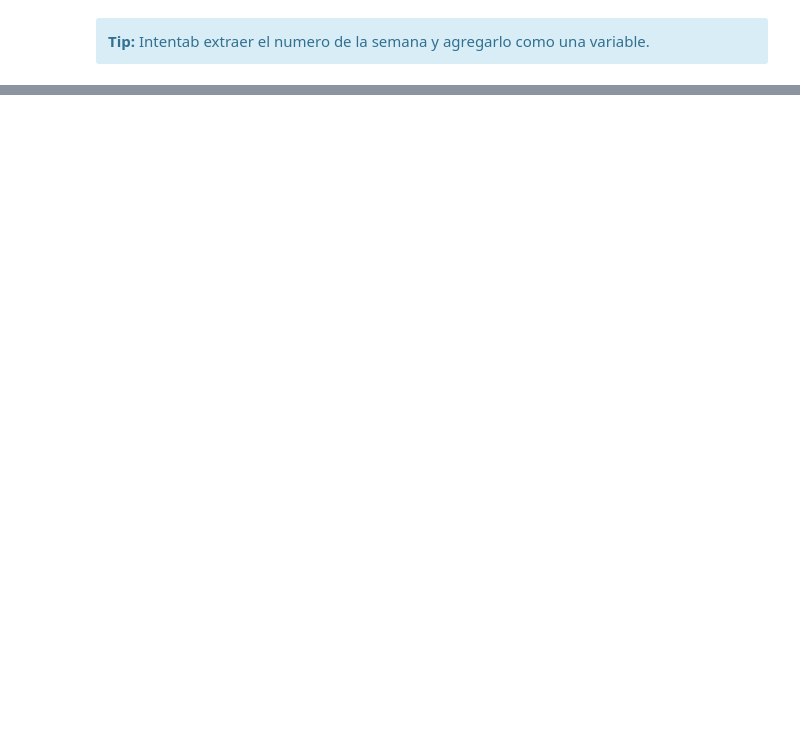
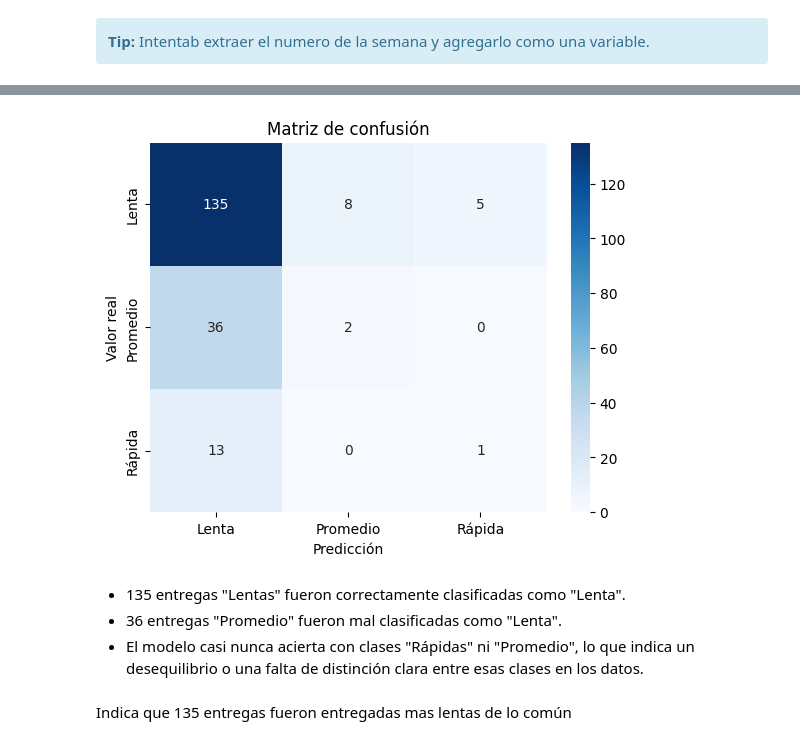
Before and after one commit to buitrekommando/mineriaAIEP_02, a Jupyter notebook: notebooks/prediccionDel TiempoDeEntrega_03.ipynb, the cells around one changed output, grey strips where cells are left out. Cells and saved outputs as stored; diff of their text form; code cells hidden in the pictures; blank space fills up the shorter version.

```diff
--- a/notebooks/prediccionDel TiempoDeEntrega_03.ipynb
+++ b/notebooks/prediccionDel TiempoDeEntrega_03.ipynb
@@ -116,0 +202,19 @@ Intentab extraer el numero de la semana y agregarlo como una variable.
+# %%
+from sklearn.ensemble import RandomForestClassifier
+from sklearn.model_selection import train_test_split
+from sklearn.metrics import classification_report, confusion_matrix
+
+X = df[[
+    'Distance (km)', 'Order Hour', 'Orde Month'
+] + [col for col in df_encoded.columns if col.startswith('Restaurant Name_') or col.startswith('Location_')]]
+
+y = df_encoded['Entrega Clase']
+
+X_train, X_test, y_train, y_test = train_test_split(X, y, test_size=0.2, random_state=42)
+
+clf = RandomForestClassifier(n_estimators=200, random_state=42)
+clf.fit(X_train, y_train)
+y_pred = clf.predict(X_test)
+
+print(confusion_matrix(y_test, y_pred))
+print(classification_report(y_test, y_pred))
@@ -116,0 +234,25 @@ Intentab extraer el numero de la semana y agregarlo como una variable.
+# %%
+clf = RandomForestClassifier(n_estimators=200, class_weight='balanced', random_state=42)
+# %%
+import seaborn as sns
+import matplotlib.pyplot as plt
+from sklearn.metrics import confusion_matrix
+
+# Ensure clf is fitted before accessing clf.classes_
+if not hasattr(clf, "classes_"):
+	clf.fit(X_train, y_train)
+
+cm = confusion_matrix(y_test, y_pred, labels=clf.classes_)
+sns.heatmap(cm, annot=True, fmt='d', cmap='Blues', xticklabels=clf.classes_, yticklabels=clf.classes_)
+plt.xlabel('Predicción')
+plt.ylabel('Valor real')
+plt.title('Matriz de confusión')
+plt.show()
+# %% [output]
+[figure, added]
+# %% [markdown]
+* 135 entregas "Lentas" fueron correctamente clasificadas como "Lenta".
+* 36 entregas "Promedio" fueron mal clasificadas como "Lenta".
+* El modelo casi nunca acierta con clases "Rápidas" ni "Promedio", lo que indica un desequilibrio o una falta de distinción clara entre esas clases en los datos.
+# %% [markdown]
+Indica que 135 entregas fueron entregadas mas lentas de lo común
```
Also changed, not shown: parts of 28 cells of this notebook.
